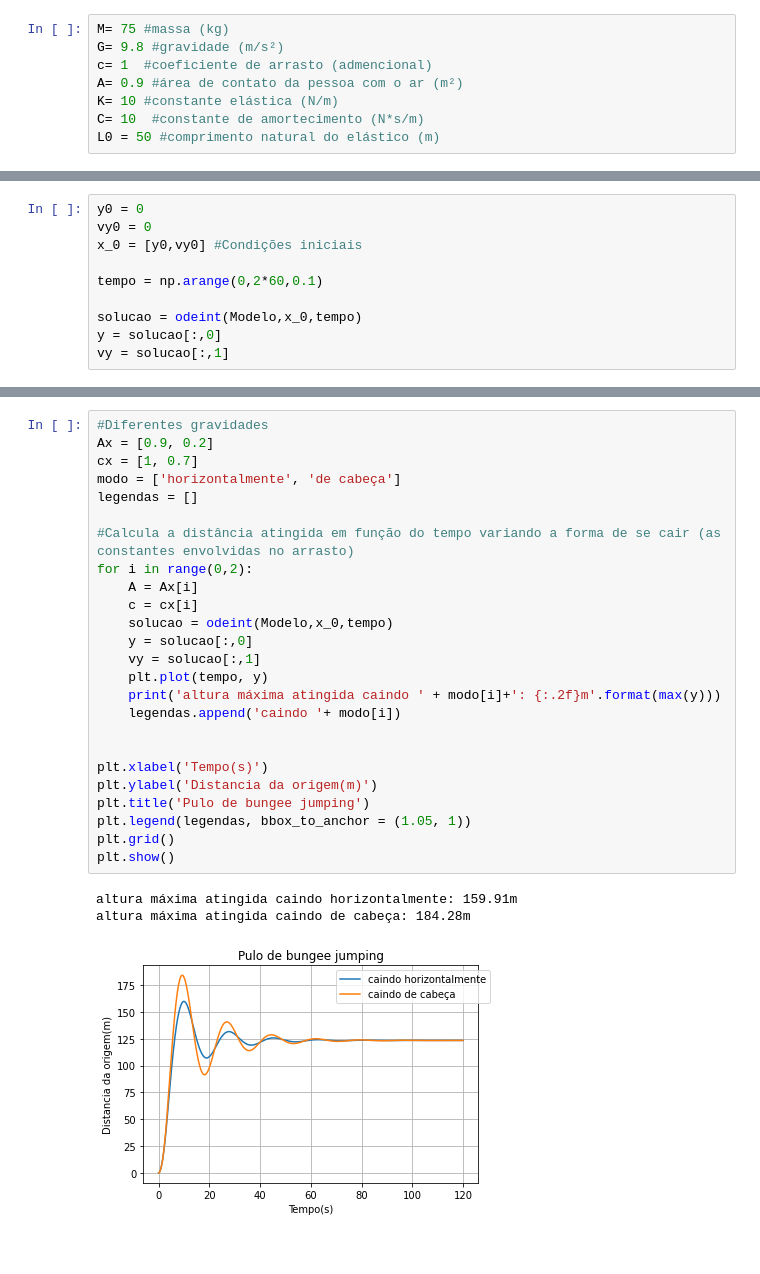
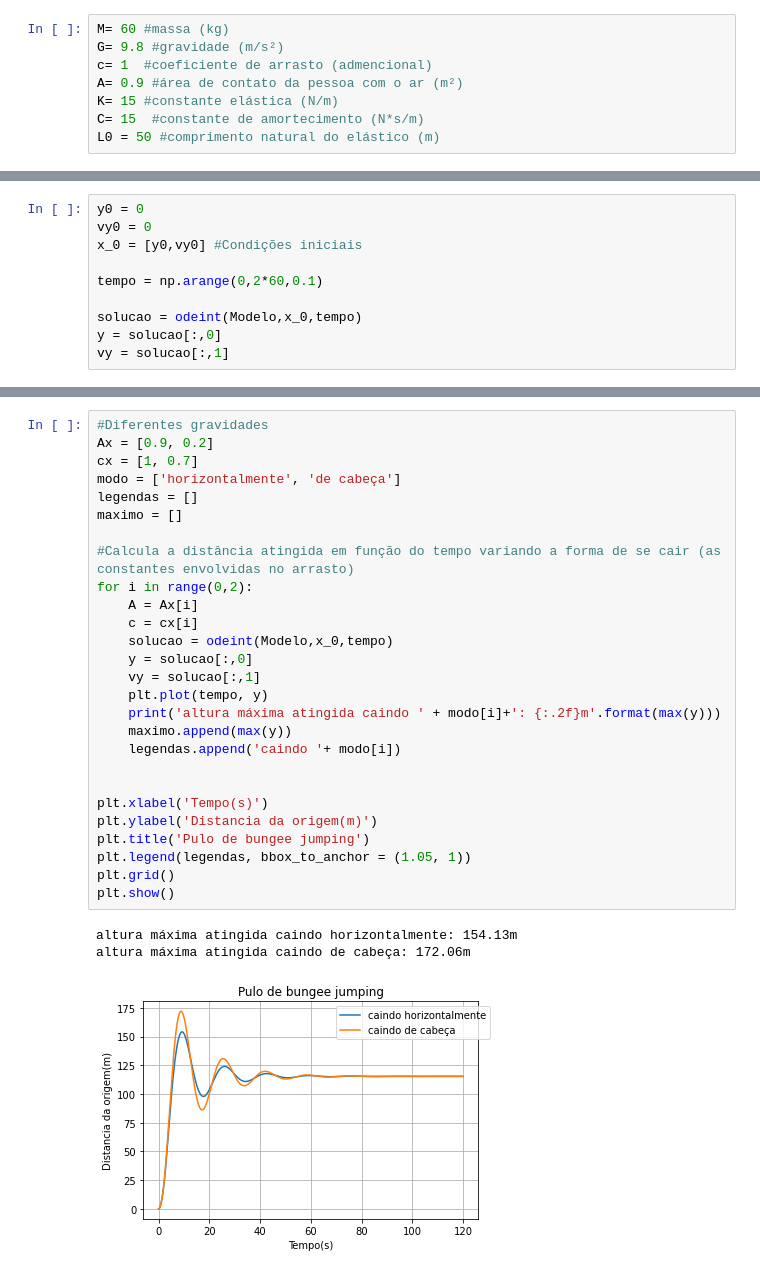
Before and after one commit to Guilherme-s-m/P3-MODSIM, a Jupyter notebook: P3-MODSIM-main/Projeto 3 .ipynb, the cells around one changed output, grey strips where cells are left out. Saved outputs shown, nothing was run; the diff lists cells and outputs as text.

```diff
--- a/P3-MODSIM-main/Projeto 3 .ipynb
+++ b/P3-MODSIM-main/Projeto 3 .ipynb
@@ -24,12 +24,12 @@ Para a realização do projeto 3, escolhemos modelar um sistema mecanico, no qua
 # %% [markdown]
 <h2>Glossário</h2>
 # %%
-M= 75 #massa (kg)
+M= 60 #massa (kg)
 G= 9.8 #gravidade (m/s²)
 c= 1  #coeficiente de arrasto (admencional)
 A= 0.9 #área de contato da pessoa com o ar (m²)
-K= 10 #constante elástica (N/m)
-C= 10  #constante de amortecimento (N*s/m)
+K= 15 #constante elástica (N/m)
+C= 15  #constante de amortecimento (N*s/m)
 L0 = 50 #comprimento natural do elástico (m)
 # %% [markdown]
 <hr>
@@ -83,32 +84,34 @@ plt.show()
 # %%
 #Diferentes gravidades
 Ax = [0.9, 0.2]
 cx = [1, 0.7]
 modo = ['horizontalmente', 'de cabeça']
 legendas = []
+maximo = []
 
 #Calcula a distância atingida em função do tempo variando a forma de se cair (as constantes envolvidas no arrasto)
 for i in range(0,2):
     A = Ax[i]
     c = cx[i]
     solucao = odeint(Modelo,x_0,tempo)
     y = solucao[:,0]
     vy = solucao[:,1]
     plt.plot(tempo, y)
     print('altura máxima atingida caindo ' + modo[i]+': {:.2f}m'.format(max(y)))
+    maximo.append(max(y))
     legendas.append('caindo '+ modo[i])
 
 
 plt.xlabel('Tempo(s)')
 plt.ylabel('Distancia da origem(m)')
 plt.title('Pulo de bungee jumping')
 plt.legend(legendas, bbox_to_anchor = (1.05, 1))
 plt.grid()
 plt.show()
 # %% [output]
-altura máxima atingida caindo horizontalmente: 159.91m
-altura máxima atingida caindo de cabeça: 184.28m
+altura máxima atingida caindo horizontalmente: 154.13m
+altura máxima atingida caindo de cabeça: 172.06m
-[figure, old version]
+[figure, new version]
 # %%
 m = np.arange(45, 101, 5)
 G = 9.81
```
Also changed, not shown: parts of 11 cells of this notebook, 1 other file.
